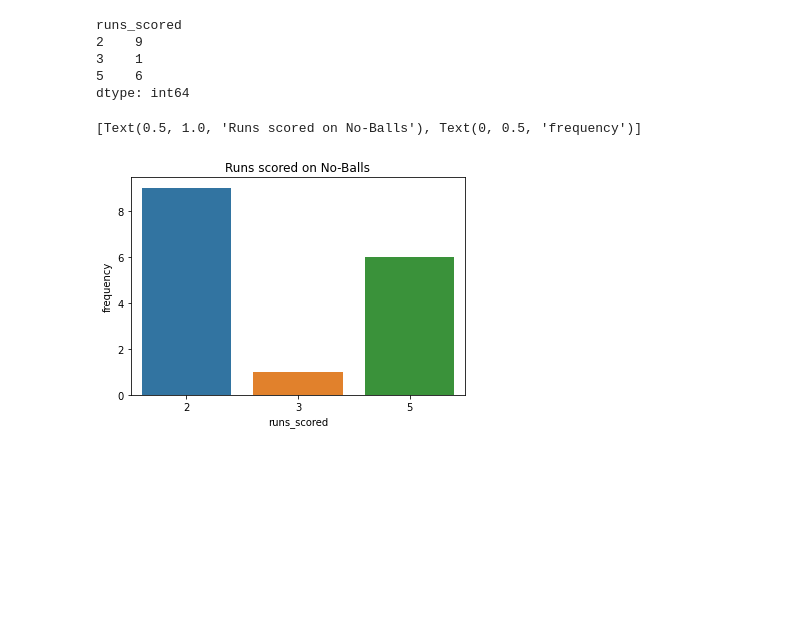
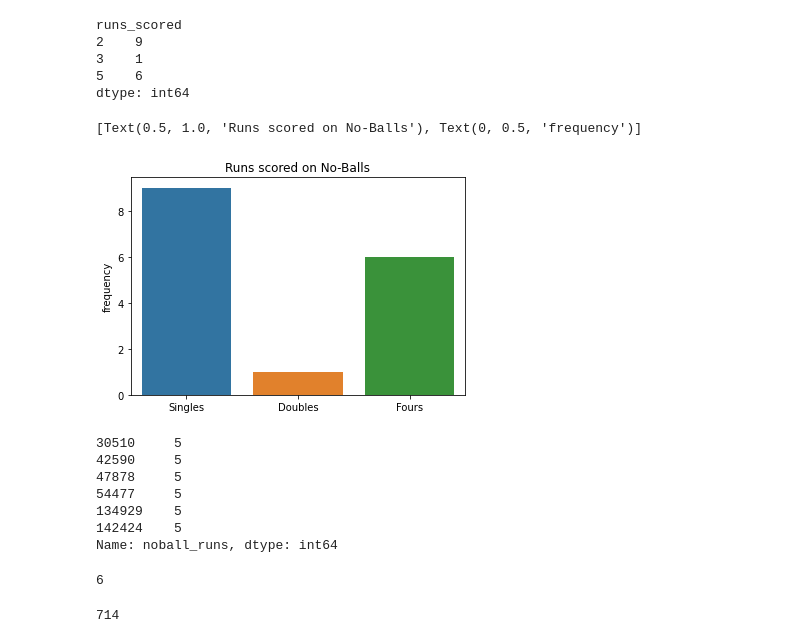
Before and after one commit to sakshamj74/IPL-Analysis, a Jupyter notebook: NoBalls_bowled.ipynb, the cells around one changed output. Saved outputs shown, nothing was run; the diff lists cells and outputs as text; code cells hidden in the pictures; blank space fills up the shorter version.

Commit message:
Percentage of Boundaries
Plots updated

```diff
--- a/NoBalls_bowled.ipynb
+++ b/NoBalls_bowled.ipynb
@@ -121,9 +118,11 @@ runs_scored
 5    6
 dtype: int64
 # %%
-plot2=sns.barplot(x=no_ball_runs.index,y=no_ball_runs)
+plot2=sns.barplot(x=["Singles","Doubles","Fours"],y=no_ball_runs)
 plot2.set(title="Runs scored on No-Balls",ylabel="frequency")
+
+#NO-sixes were scored on a No-Ball
 # %% [output]
 [Text(0.5, 1.0, 'Runs scored on No-Balls'), Text(0, 0.5, 'frequency')]
-[figure, old version]
+[figure, new version]
 # %%
@@ -132,0 +132,25 @@ plot1.figure.savefig("ss8.png")
+# %%
+#Number of Boundaries in No Balls
+boundaries = df[df["noball_runs"]>3].noball_runs
+boundaries
+# %% [output]
+30510     5
+42590     5
+47878     5
+54477     5
+134929    5
+142424    5
+Name: noball_runs, dtype: int64
+# %%
+#Total Number of Boundaries in No Balls
+boundaries_on_no_balls=len(boundaries)
+boundaries_on_no_balls
+# %% [output]
+6
+# %%
+#Total number of No Balls
+noballs = df[df["noball_runs"]!=0].noball_runs
+total_no_balls=len(noballs)
+total_no_balls
+# %% [output]
+714
```
Also changed, not shown: parts of 6 cells of this notebook, 2 other files.
